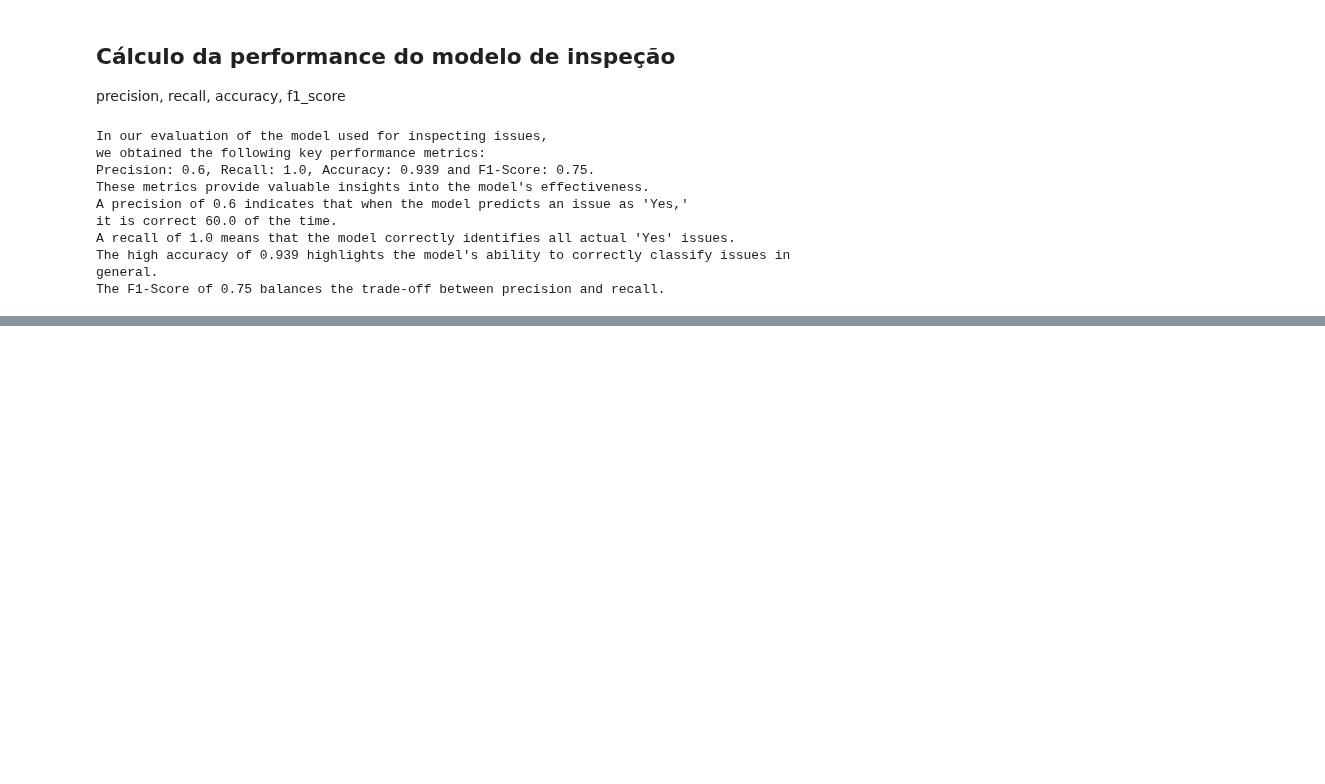
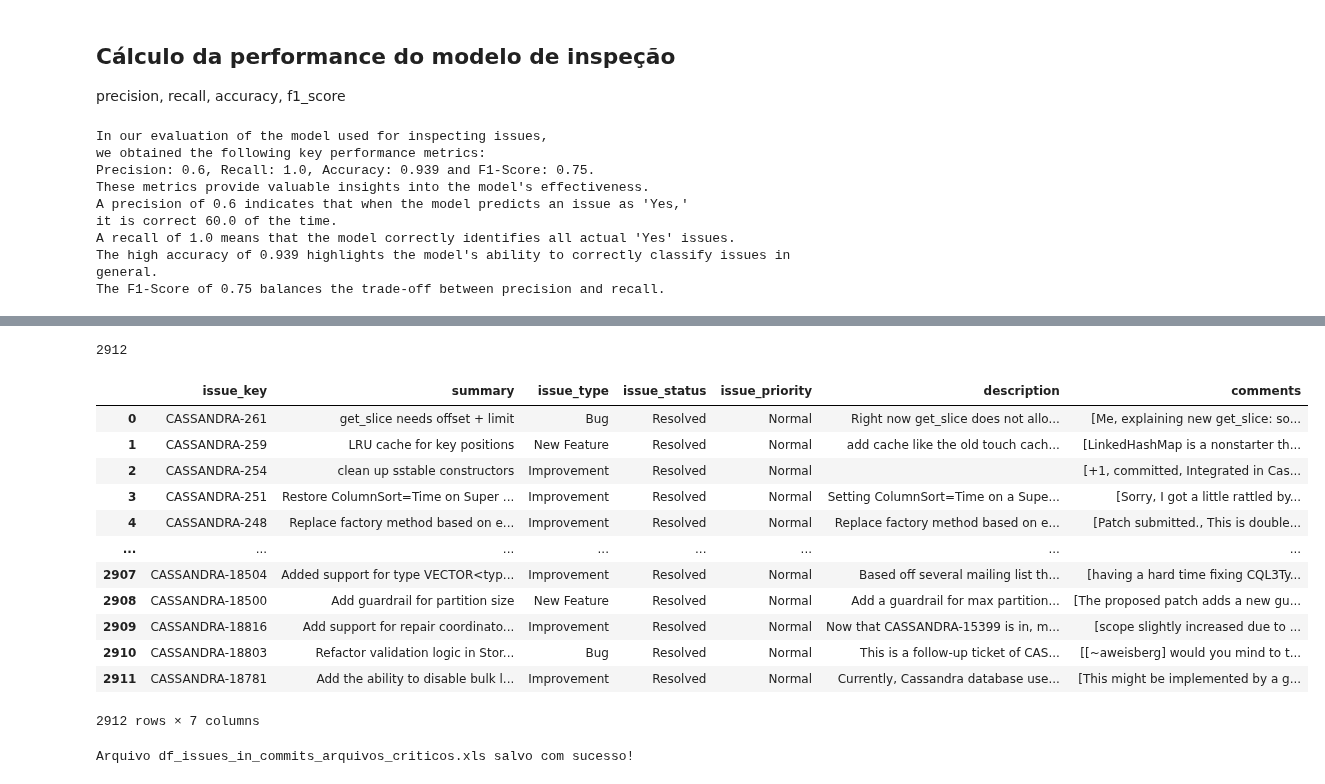
Before and after one commit to armandossrecife/my_validation, a Jupyter notebook: My_Commits_and_my_Issues_from_Cassandra.ipynb, the cells around one changed output, grey strips where cells are left out. Saved outputs shown, nothing was run; the diff lists cells and outputs as text; code cells hidden in the pictures; blank space fills up the shorter version.

```diff
--- a/My_Commits_and_my_Issues_from_Cassandra.ipynb
+++ b/My_Commits_and_my_Issues_from_Cassandra.ipynb
@@ -2739,0 +3014,71 @@ The F1-Score of 0.75 balances the trade-off between precision and recall.
+# %%
+my_lista_issues_in_commits = []
+for each_issue in all_issues:
+  if each_issue.key in lista_issues_in_commits:
+    if each_issue not in my_lista_issues_in_commits:
+      my_lista_issues_in_commits.append(each_issue)
+
+print(len(my_lista_issues_in_commits))
+# %% [output]
+2912
+# %%
+'''
+    self.key = key
+    self.summary = summary
+    self.issue_type = issue_type
+    self.status = status
+    self.priority = priority
+    self.description = description
+    self.comments = comments
+'''
+
+lista_issues_key = []
+lista_issues_summary = []
+lista_issues_issue_type = []
+lista_issues_status = []
+lista_issues_priority = []
+lista_issues_description = []
+lista_issues_comments = []
+# %%
+my_only_issues_in_commits_arquivos_criticos = analyze_jira_all_issues(project='CASSANDRA', all_issues=my_lista_issues_in_commits)
+# %%
+for issue in my_only_issues_in_commits_arquivos_criticos.get_issues():
+  lista_issues_key.append(issue.key)
+  lista_issues_summary.append(issue.summary)
+  lista_issues_issue_type.append(issue.issue_type)
+  lista_issues_status.append(issue.status)
+  lista_issues_priority.append(issue.priority)
+  lista_issues_description.append(issue.description)
+  lista_issues_comments.append(issue.comments)
+# %%
+dict_issues_in_commits_arquivos_criticos = {
+    'issue_key':lista_issues_key,
+    'summary':lista_issues_summary,
+    'issue_type':lista_issues_issue_type,
+    'issue_status':lista_issues_status,
+    'issue_priority':lista_issues_priority,
+    'description':lista_issues_description,
+    'comments':lista_issues_comments
+}
+# %%
+df_issues_in_commits_arquivos_criticos = pd.DataFrame(dict_issues_in_commits_arquivos_criticos)
+df_issues_in_commits_arquivos_criticos
+# %% [output]
+|  | issue_key | summary | issue_type | issue_status | issue_priority | description | comments |
+| 0 | CASSANDRA-261 | get_slice needs offset + limit | Bug | Resolved | Normal | Right now get_slice does not allo... | [Me, explaining new get_slice: so... |
+| 1 | CASSANDRA-259 | LRU cache for key positions | New Feature | Resolved | Normal | add cache like the old touch cach... | [LinkedHashMap is a nonstarter th... |
+| 2 | CASSANDRA-254 | clean up sstable constructors | Improvement | Resolved | Normal |  | [+1, committed, Integrated in Cas... |
+| 3 | CASSANDRA-251 | Restore ColumnSort=Time on Super ... | Improvement | Resolved | Normal | Setting ColumnSort=Time on a Supe... | [Sorry, I got a little rattled by... |
+| 4 | CASSANDRA-248 | Replace factory method based on e... | Improvement | Resolved | Normal | Replace factory method based on e... | [Patch submitted., This is double... |
+| ... | ... | ... | ... | ... | ... | ... | ... |
+| 2907 | CASSANDRA-18504 | Added support for type VECTOR<typ... | Improvement | Resolved | Normal | Based off several mailing list th... | [having a hard time fixing CQL3Ty... |
+| 2908 | CASSANDRA-18500 | Add guardrail for partition size | New Feature | Resolved | Normal | Add a guardrail for max partition... | [The proposed patch adds a new gu... |
+| 2909 | CASSANDRA-18816 | Add support for repair coordinato... | Improvement | Resolved | Normal | Now that CASSANDRA-15399 is in, m... | [scope slightly increased due to ... |
+| 2910 | CASSANDRA-18803 | Refactor validation logic in Stor... | Bug | Resolved | Normal | This is a follow-up ticket of CAS... | [[~aweisberg] would you mind to t... |
+| 2911 | CASSANDRA-18781 | Add the ability to disable bulk l... | Improvement | Resolved | Normal | Currently, Cassandra database use... | [This might be implemented by a g... |
+2912 rows × 7 columns
+# %%
+df_issues_in_commits_arquivos_criticos.to_excel('issues_in_commits_arquivos_criticos.xlsx', index=False)
+print('Arquivo issues_in_commits_arquivos_criticos.xls salvo com sucesso!')
+# %% [output]
+Arquivo df_issues_in_commits_arquivos_criticos.xls salvo com sucesso!
```
Also changed, not shown: parts of 42 cells of this notebook.
